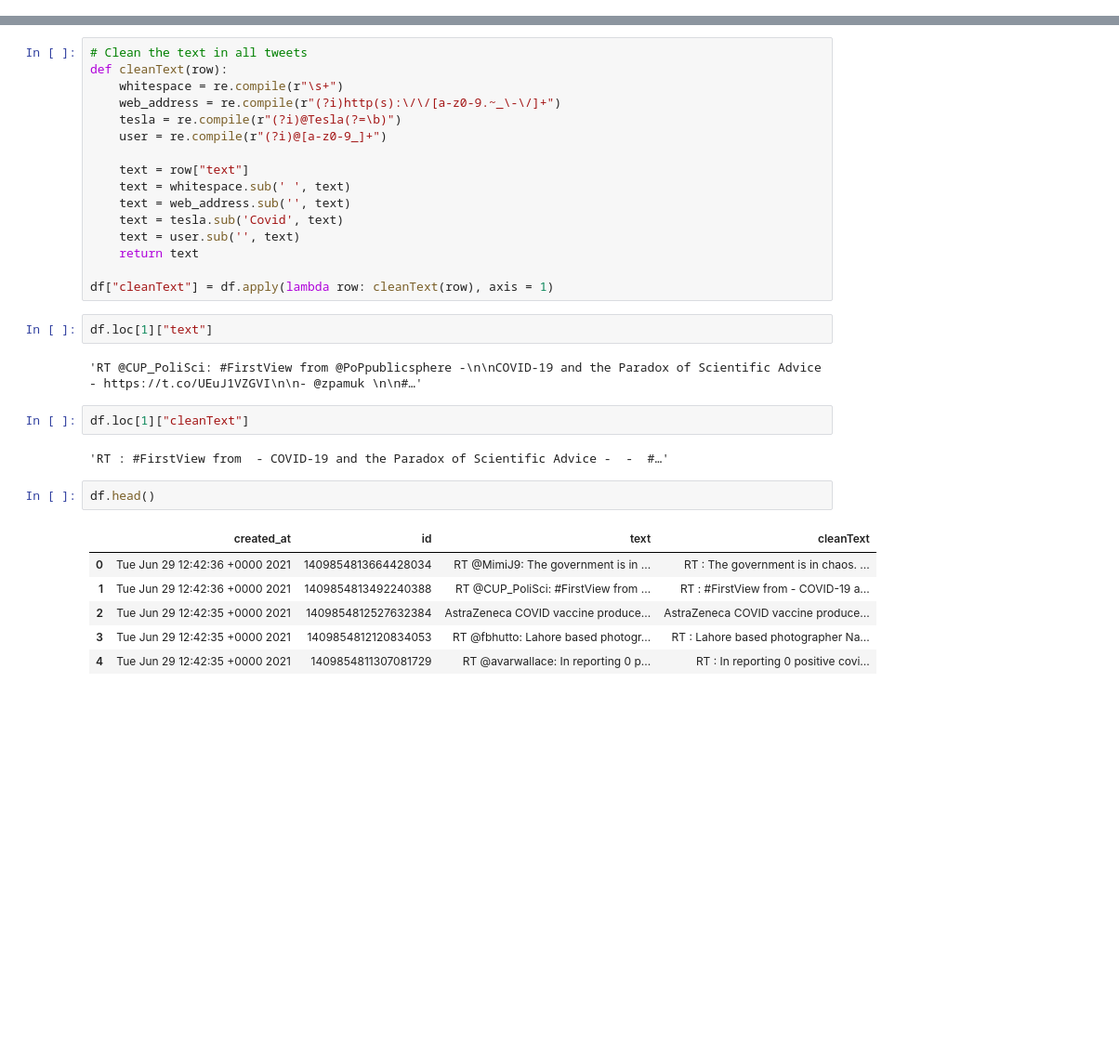
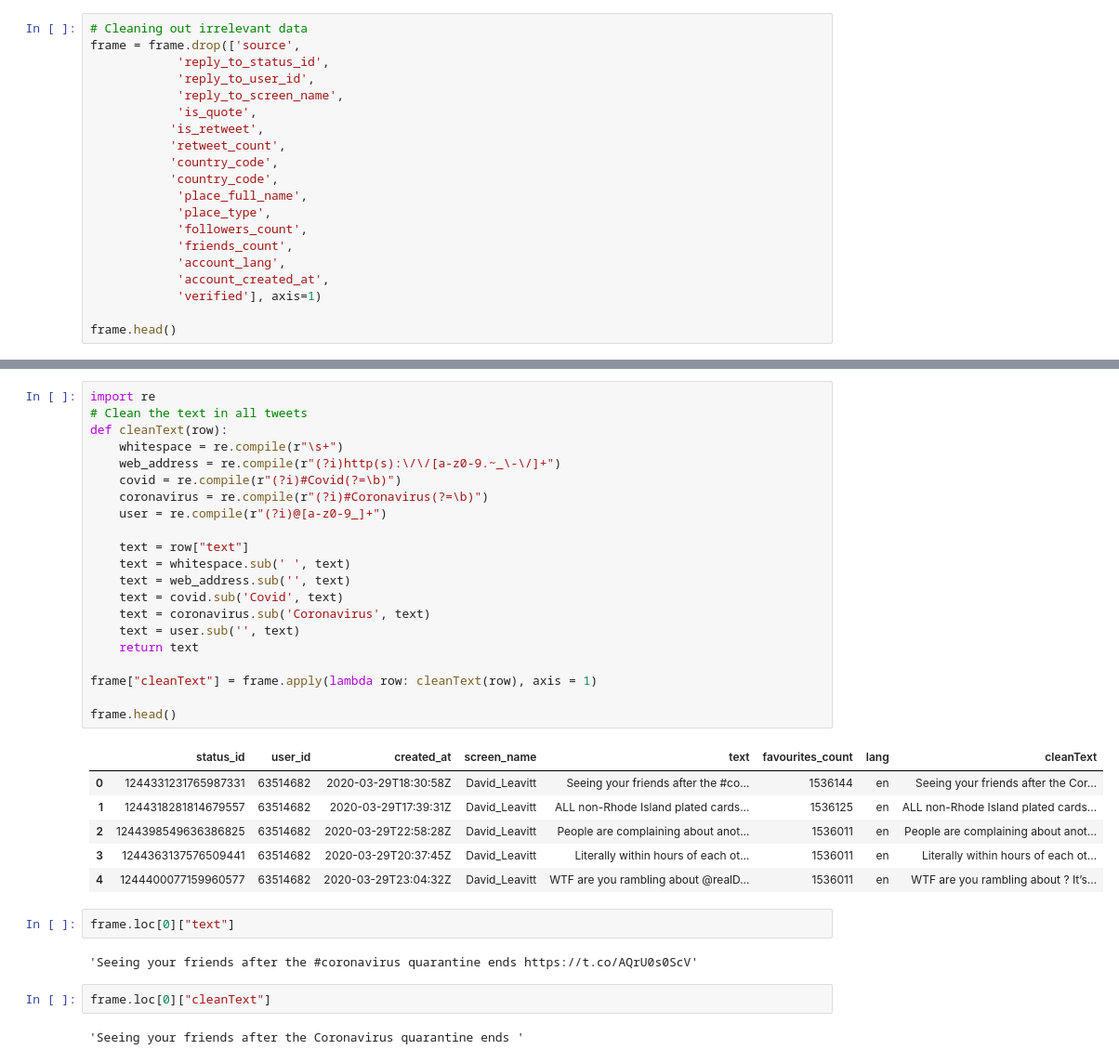
Before and after one commit to Zumbergz/Team2Project, a Jupyter notebook: SentimentAnalysis.ipynb, the cells around one changed output, grey strips where cells are left out. Shown at 93% size. Saved outputs shown, nothing was run; the diff lists cells and outputs as text; blank space fills up the shorter version.

```diff
--- a/SentimentAnalysis.ipynb
+++ b/SentimentAnalysis.ipynb
@@ -88,0 +71,20 @@ Done
+# %%
+# Cleaning out irrelevant data
+frame = frame.drop(['source',
+            'reply_to_status_id',
+            'reply_to_user_id',
+            'reply_to_screen_name',
+            'is_quote',
+           'is_retweet',
+           'retweet_count',
+           'country_code',
+           'country_code',
+            'place_full_name',
+            'place_type',
+            'followers_count',
+            'friends_count',
+            'account_lang',
+            'account_created_at',
+            'verified'], axis=1)
+
+frame.head()
@@ -89,34 +111,37 @@ Done
 # %%
+import re
 # Clean the text in all tweets
 def cleanText(row):
     whitespace = re.compile(r"\s+")
     web_address = re.compile(r"(?i)http(s):\/\/[a-z0-9.~_\-\/]+")
-    tesla = re.compile(r"(?i)@Tesla(?=\b)")
+    covid = re.compile(r"(?i)#Covid(?=\b)")
+    coronavirus = re.compile(r"(?i)#Coronavirus(?=\b)")
     user = re.compile(r"(?i)@[a-z0-9_]+")
 
     text = row["text"]
     text = whitespace.sub(' ', text)
     text = web_address.sub('', text)
-    text = tesla.sub('Covid', text)
+    text = covid.sub('Covid', text)
+    text = coronavirus.sub('Coronavirus', text)
     text = user.sub('', text)
     return text
 
-df["cleanText"] = df.apply(lambda row: cleanText(row), axis = 1)
+frame["cleanText"] = frame.apply(lambda row: cleanText(row), axis = 1)
+
+frame.head()
+# %% [output]
+|  | status_id | user_id | created_at | screen_name | text | favourites_count | lang | cleanText |
+| 0 | 1244331231765987331 | 63514682 | 2020-03-29T18:30:58Z | David_Leavitt | Seeing your friends after the #co... | 1536144 | en | Seeing your friends after the Cor... |
+| 1 | 1244318281814679557 | 63514682 | 2020-03-29T17:39:31Z | David_Leavitt | ALL non-Rhode Island plated cards... | 1536125 | en | ALL non-Rhode Island plated cards... |
+| 2 | 1244398549636386825 | 63514682 | 2020-03-29T22:58:28Z | David_Leavitt | People are complaining about anot... | 1536011 | en | People are complaining about anot... |
+| 3 | 1244363137576509441 | 63514682 | 2020-03-29T20:37:45Z | David_Leavitt | Literally within hours of each ot... | 1536011 | en | Literally within hours of each ot... |
+| 4 | 1244400077159960577 | 63514682 | 2020-03-29T23:04:32Z | David_Leavitt | WTF are you rambling about @realD... | 1536011 | en | WTF are you rambling about ? It’s... |
 # %%
-df.loc[1]["text"]
+frame.loc[0]["text"]
 # %% [output]
-'RT @CUP_PoliSci: #FirstView from @PoPpublicsphere -\n\nCOVID-19 and the Paradox of Scientific Advice - https://t.co/UEuJ1VZGVI\n\n- @zpamuk \n\n#…'
+'Seeing your friends after the #coronavirus quarantine ends https://t.co/AQrU0s0ScV'
 # %%
-df.loc[1]["cleanText"]
+frame.loc[0]["cleanText"]
 # %% [output]
-'RT : #FirstView from  - COVID-19 and the Paradox of Scientific Advice -  -  #…'
+'Seeing your friends after the Coronavirus quarantine ends '
-# %%
-df.head()
-# %% [output]
-|  | created_at | id | text | cleanText |
-| 0 | Tue Jun 29 12:42:36 +0000 2021 | 1409854813664428034 | RT @MimiJ9: The government is in ... | RT : The government is in chaos. ... |
-| 1 | Tue Jun 29 12:42:36 +0000 2021 | 1409854813492240388 | RT @CUP_PoliSci: #FirstView from ... | RT : #FirstView from - COVID-19 a... |
-| 2 | Tue Jun 29 12:42:35 +0000 2021 | 1409854812527632384 | AstraZeneca COVID vaccine produce... | AstraZeneca COVID vaccine produce... |
-| 3 | Tue Jun 29 12:42:35 +0000 2021 | 1409854812120834053 | RT @fbhutto: Lahore based photogr... | RT : Lahore based photographer Na... |
-| 4 | Tue Jun 29 12:42:35 +0000 2021 | 1409854811307081729 | RT @avarwallace: In reporting 0 p... | RT : In reporting 0 positive covi... |
 # %%
```
Also changed, not shown: parts of 14 cells of this notebook.
